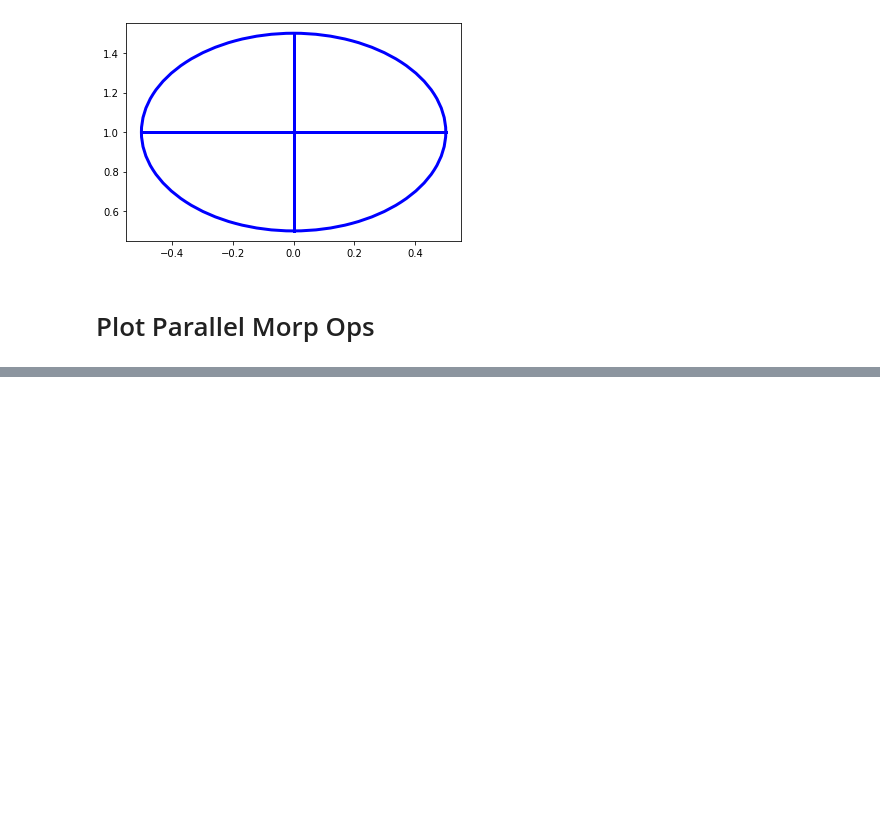
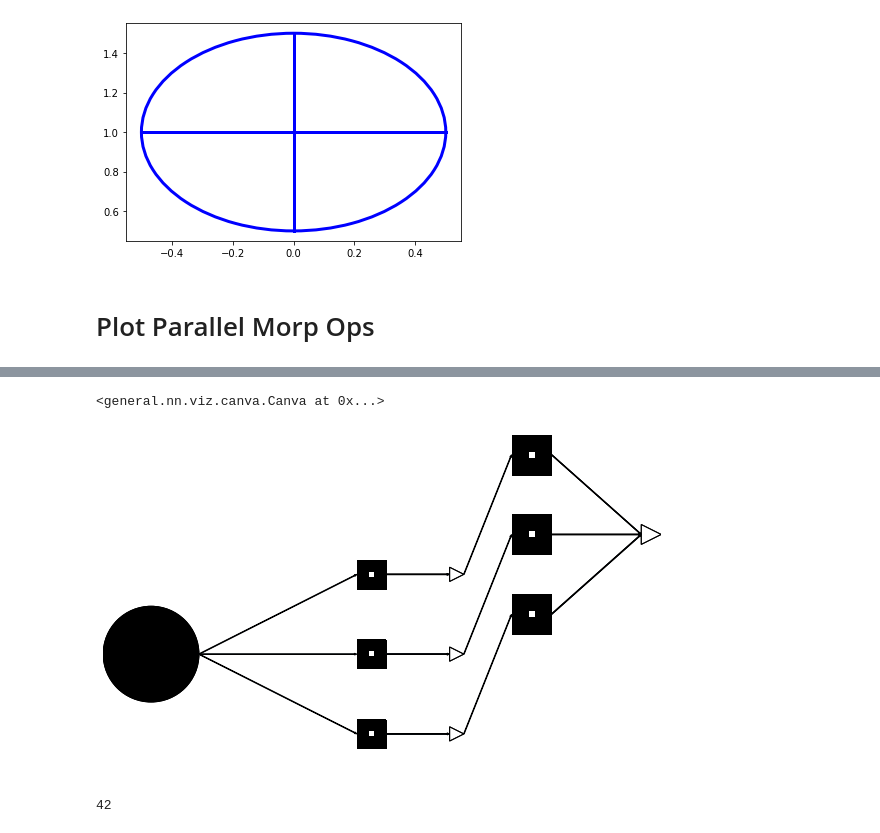
Before and after one commit to TheodoreAouad/3d_segm, a Jupyter notebook: Notebooks/Sandbox.ipynb, the cells around one changed output, grey strips where cells are left out. Drawn from its saved outputs; the diff is of its cells as text; code cells hidden in the pictures; blank space fills up the shorter version.

```diff
--- a/Notebooks/Sandbox.ipynb
+++ b/Notebooks/Sandbox.ipynb
@@ -186,0 +228,11 @@ TypeError: unsupported operand type(s) for /: 'tuple' and 'int'
+# %%
+reload_modules()
+viz = bviz.BimonnVizualiser(net)
+viz.draw(figsize=(10, 10))
+# %% [output]
+<general.nn.viz.canva.Canva at 0x...>
+[figure, added]
+# %%
+viz.box_height
+# %% [output]
+42
```
Also changed, not shown: parts of 9 cells of this notebook, 9 other files.
